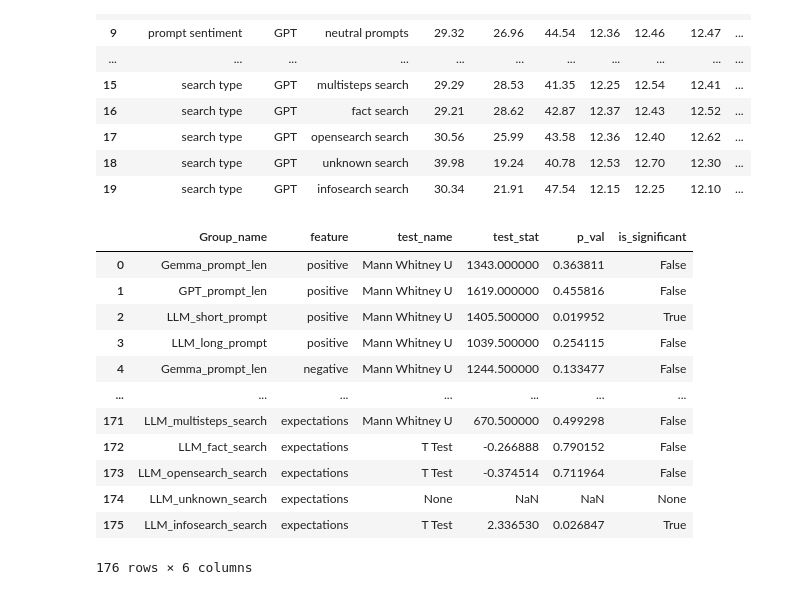
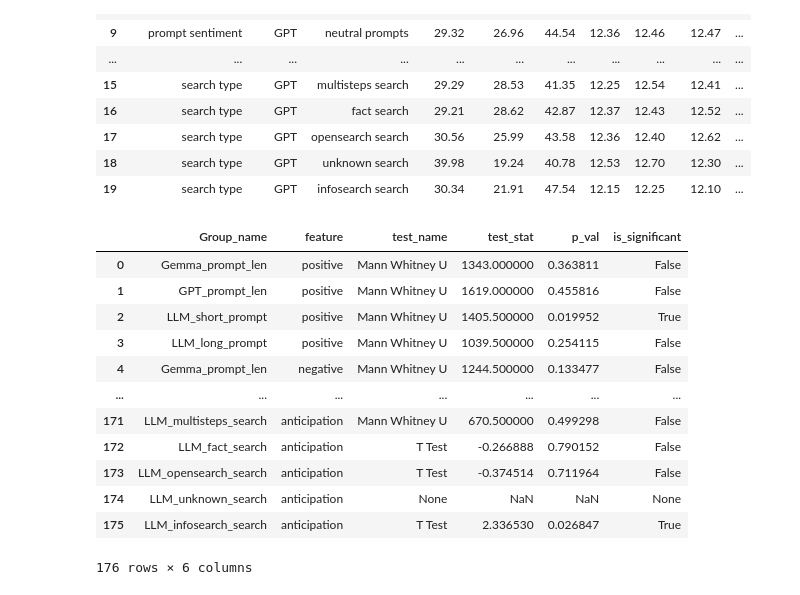
Before and after one commit to HrishitaC/InsideOut2, a Jupyter notebook: Code/analysis.ipynb, the cells around one changed output. Saved outputs shown, nothing was run; the diff lists cells and outputs as text; code cells hidden in the pictures.

Commit message:
Changed emotion feature named expectations to anticipation

```diff
--- a/Code/analysis.ipynb
+++ b/Code/analysis.ipynb
@@ -513,7 +513,7 @@ Gemma_EP_categorised = OG_EP_categorised.loc[OG_EP_categorised["LLM"]=="Gemma"]
 GPT_EP_categorised = OG_EP_categorised.loc[OG_EP_categorised["LLM"]=="GPT"]
 
 results = []
-emo_features = ["positive", "negative", "neutral", "joy", "anger", "surprise", "disgust", "fear", "sadness", "trust", "expectations"]
+emo_features = ["positive", "negative", "neutral", "joy", "anger", "surprise", "disgust", "fear", "sadness", "trust", "anticipation"]
 
 # prompt length
 for emo in emo_features:
@@ -537,36 +537,36 @@ for emo in emo_features:
     test_name, test_stat, p_val, is_significant = compute_significance([GPT_EP_categorised.loc[GPT_EP_categorised["query_sentiment_type"]=="positive"][emo], GPT_EP_categorised.loc[GPT_EP_categorised["query_sentiment_type"]=="negative"][emo], GPT_EP_categorised.loc[GPT_EP_categorised["query_sentiment_type"]=="neutral"][emo]])
     results.append(["GPT_prompt_sentiment", emo, test_name, test_stat, p_val, is_significant])
 
     for sent in ["positive", "negative", "neutral"]:
         test_name, test_stat, p_val, is_significant = compute_significance([Gemma_EP_categorised.loc[Gemma_EP_categorised["query_sentiment_type"]==sent][emo], GPT_EP_categorised.loc[GPT_EP_categorised["query_sentiment_type"]==sent][emo]])
         results.append(["LLM_"+sent+"_prompt", emo, test_name, test_stat, p_val, is_significant])
 
 # search type
 for emo in emo_features:
     test_name, test_stat, p_val, is_significant = compute_significance([Gemma_EP_categorised.loc[Gemma_EP_categorised["search_type"]==search][emo] for search in Gemma_EP_categorised["search_type"].unique()])
     results.append(["Gemma_search_type", emo, test_name, test_stat, p_val, is_significant])
 
     test_name, test_stat, p_val, is_significant = compute_significance([GPT_EP_categorised.loc[GPT_EP_categorised["search_type"]==search][emo] for search in GPT_EP_categorised["search_type"].unique()])
     results.append(["GPT_search_type", emo, test_name, test_stat, p_val, is_significant])
 
     for search in OG_EP_categorised["search_type"].unique():
         test_name, test_stat, p_val, is_significant = compute_significance([Gemma_EP_categorised.loc[Gemma_EP_categorised["search_type"]==search][emo], GPT_EP_categorised.loc[GPT_EP_categorised["search_type"]==search][emo]])
         results.append(["LLM_"+search+"_search", emo, test_name, test_stat, p_val, is_significant])
 
 results_df = pd.DataFrame(results, columns=["Group_name", "feature", "test_name", "test_stat", "p_val", "is_significant"])
 results_df.to_csv("../Stats/significance_tests_query_cats.csv", index=False)
 results_df
 # %% [output]
 |  | Group_name | feature | test_name | test_stat | p_val | is_significant |
 | 0 | Gemma_prompt_len | positive | Mann Whitney U | 1343.000000 | 0.363811 | False |
 | 1 | GPT_prompt_len | positive | Mann Whitney U | 1619.000000 | 0.455816 | False |
 | 2 | LLM_short_prompt | positive | Mann Whitney U | 1405.500000 | 0.019952 | True |
 | 3 | LLM_long_prompt | positive | Mann Whitney U | 1039.500000 | 0.254115 | False |
 | 4 | Gemma_prompt_len | negative | Mann Whitney U | 1244.500000 | 0.133477 | False |
 | ... | ... | ... | ... | ... | ... | ... |
-| 171 | LLM_multisteps_search | expectations | Mann Whitney U | 670.500000 | 0.499298 | False |
-| 172 | LLM_fact_search | expectations | T Test | -0.266888 | 0.790152 | False |
-| 173 | LLM_opensearch_search | expectations | T Test | -0.374514 | 0.711964 | False |
-| 174 | LLM_unknown_search | expectations | None | NaN | NaN | None |
-| 175 | LLM_infosearch_search | expectations | T Test | 2.336530 | 0.026847 | True |
+| 171 | LLM_multisteps_search | anticipation | Mann Whitney U | 670.500000 | 0.499298 | False |
+| 172 | LLM_fact_search | anticipation | T Test | -0.266888 | 0.790152 | False |
+| 173 | LLM_opensearch_search | anticipation | T Test | -0.374514 | 0.711964 | False |
+| 174 | LLM_unknown_search | anticipation | None | NaN | NaN | None |
+| 175 | LLM_infosearch_search | anticipation | T Test | 2.336530 | 0.026847 | True |
 176 rows × 6 columns
```
Also changed, not shown: parts of 11 cells of this notebook, 34 other files.
